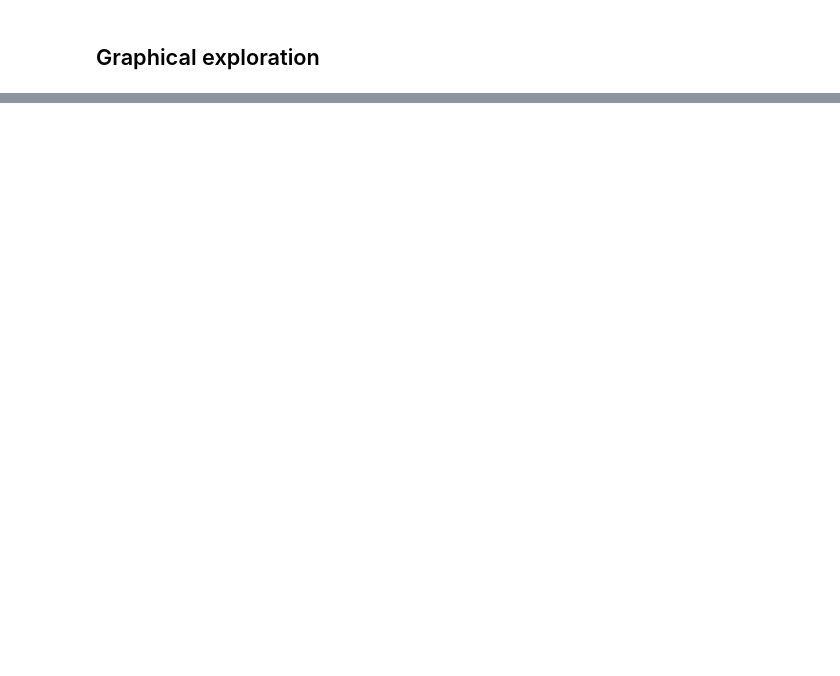
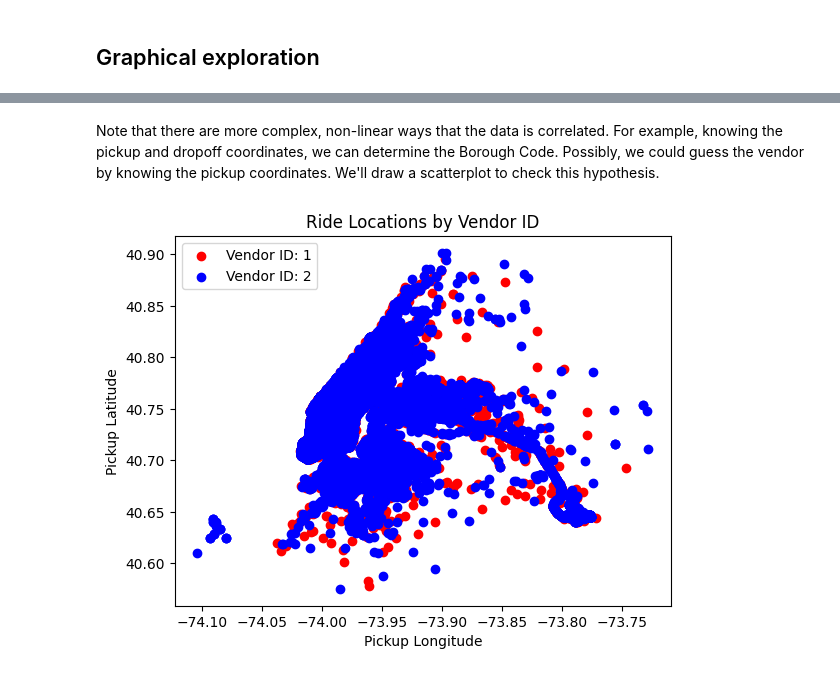
Before and after one commit to Darkosxl/ds_taxi_homework, a Jupyter notebook: main.ipynb, the cells around one changed output, grey strips where cells are left out. Saved outputs shown, nothing was run; the diff lists cells and outputs as text; code cells hidden in the pictures; blank space fills up the shorter version.

```diff
--- a/main.ipynb
+++ b/main.ipynb
@@ -211,0 +328,15 @@ MemoryError: Unable to allocate 1.53 GiB for an array with shape (205843324,) an
+# %% [markdown]
+Note that there are more complex, non-linear ways that the data is correlated. For example, knowing the pickup and dropoff coordinates, we can determine the Borough Code. Possibly, we could guess the vendor by knowing the pickup coordinates. We'll draw a scatterplot to check this hypothesis.
+# %%
+for vendor_id, group in df.groupby('vendor_id'):
+    plt.scatter(group['pickup_longitude'], group['pickup_latitude'],
+                color='red' if vendor_id == 1 else 'blue',
+                label=f"Vendor ID: {vendor_id}")
+
+plt.xlabel("Pickup Longitude")
+plt.ylabel("Pickup Latitude")
+plt.title("Ride Locations by Vendor ID")
+plt.legend()
+plt.show()
+# %% [output]
+[figure, added]
```
Also changed, not shown: parts of 41 cells of this notebook, 1 other file.
